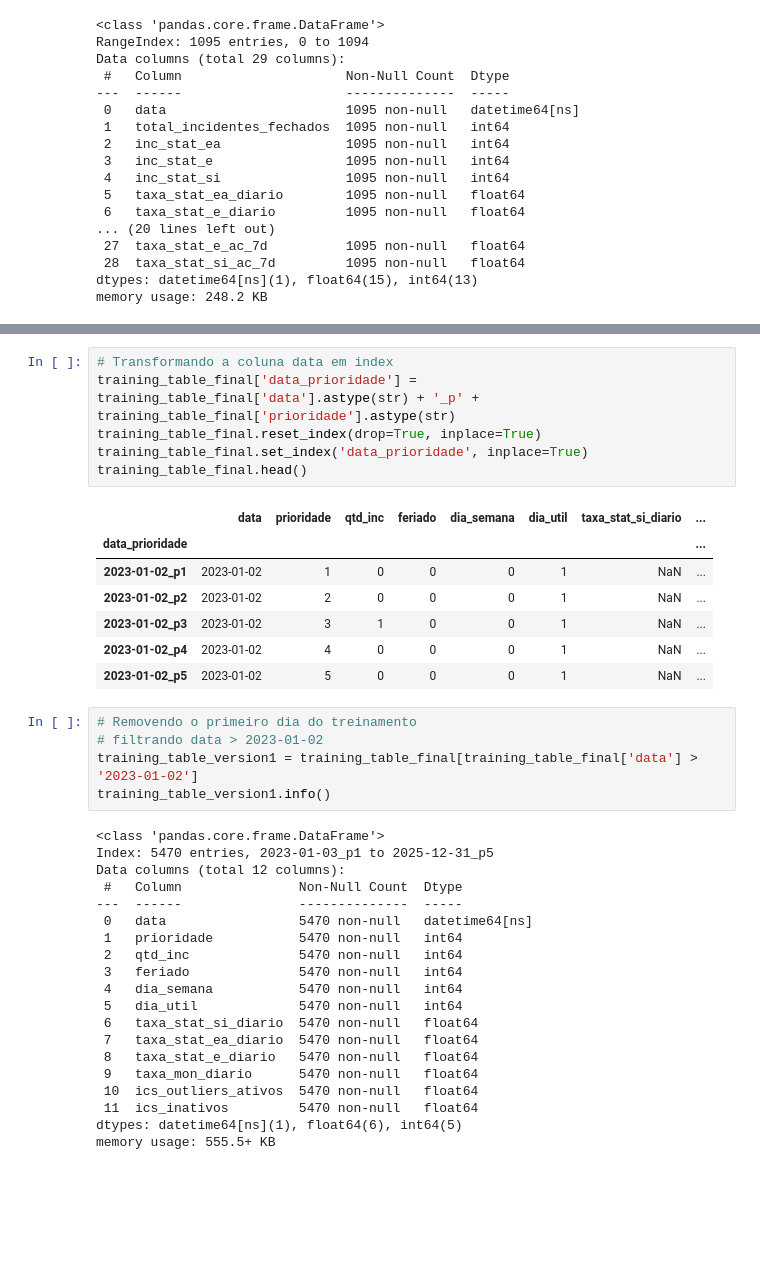
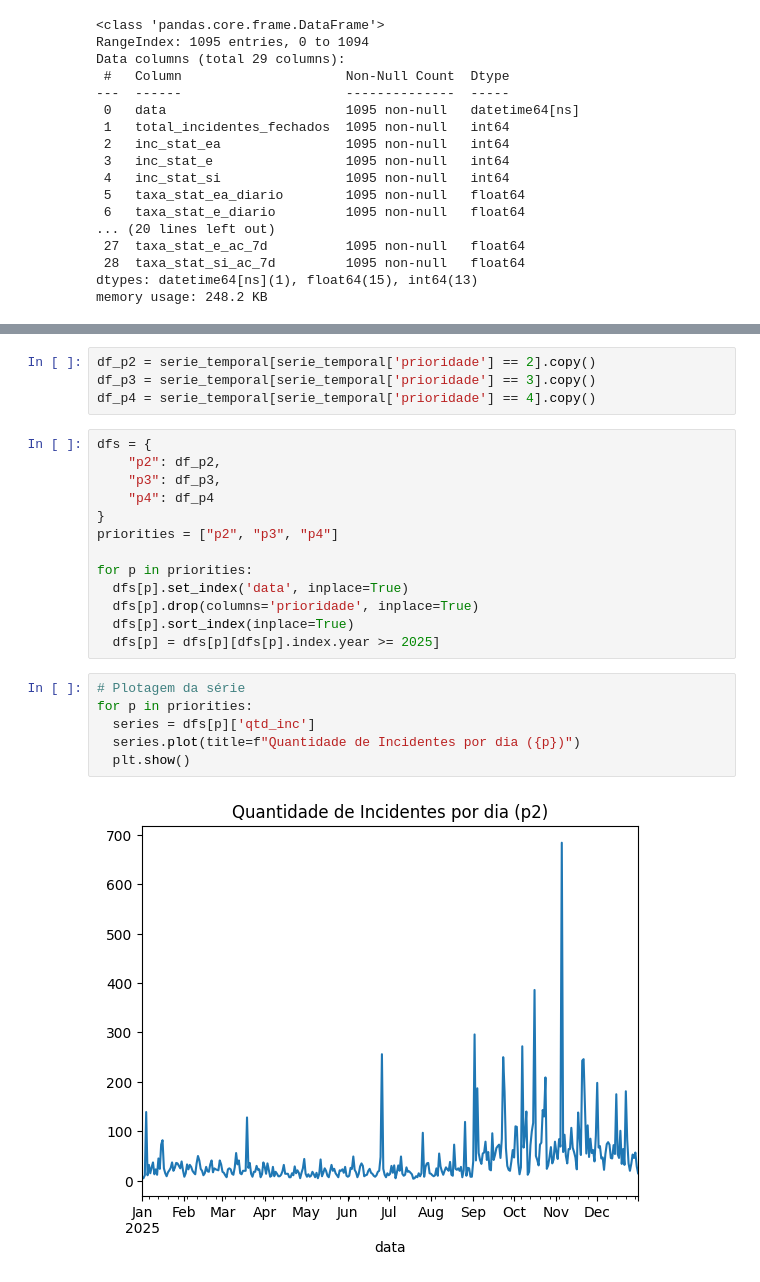
Before and after one commit to jffdevbr/challenge_locaweb, a Jupyter notebook: notebooks/model_training.ipynb, the cells around one changed output, grey strips where cells are left out. Saved outputs shown, nothing was run; the diff lists cells and outputs as text; blank space fills up the shorter version.

```diff
--- a/notebooks/model_training.ipynb
+++ b/notebooks/model_training.ipynb
@@ -293,39 +223,25 @@ memory usage: 513.4 KB
-# %%
-# Transformando a coluna data em index
-training_table_final['data_prioridade'] = training_table_final['data'].astype(str) + '_p' + training_table_final['prioridade'].astype(str)
-training_table_final.reset_index(drop=True, inplace=True)
-training_table_final.set_index('data_prioridade', inplace=True)
-training_table_final.head()
-# %% [output]
-|  | data | prioridade | qtd_inc | feriado | dia_semana | dia_util | taxa_stat_si_diario | ... |
-| data_prioridade |  |  |  |  |  |  |  | ... |
-| 2023-01-02_p1 | 2023-01-02 | 1 | 0 | 0 | 0 | 1 | NaN | ... |
-| 2023-01-02_p2 | 2023-01-02 | 2 | 0 | 0 | 0 | 1 | NaN | ... |
-| 2023-01-02_p3 | 2023-01-02 | 3 | 1 | 0 | 0 | 1 | NaN | ... |
-| 2023-01-02_p4 | 2023-01-02 | 4 | 0 | 0 | 0 | 1 | NaN | ... |
-| 2023-01-02_p5 | 2023-01-02 | 5 | 0 | 0 | 0 | 1 | NaN | ... |
-# %%
-# Removendo o primeiro dia do treinamento
-# filtrando data > 2023-01-02
-training_table_version1 = training_table_final[training_table_final['data'] > '2023-01-02']
-training_table_version1.info()
-# %% [output]
-<class 'pandas.core.frame.DataFrame'>
-Index: 5470 entries, 2023-01-03_p1 to 2025-12-31_p5
-Data columns (total 12 columns):
- #   Column               Non-Null Count  Dtype
----  ------               --------------  -----
- 0   data                 5470 non-null   datetime64[ns]
- 1   prioridade           5470 non-null   int64
- 2   qtd_inc              5470 non-null   int64
- 3   feriado              5470 non-null   int64
- 4   dia_semana           5470 non-null   int64
- 5   dia_util             5470 non-null   int64
- 6   taxa_stat_si_diario  5470 non-null   float64
- 7   taxa_stat_ea_diario  5470 non-null   float64
- 8   taxa_stat_e_diario   5470 non-null   float64
- 9   taxa_mon_diario      5470 non-null   float64
- 10  ics_outliers_ativos  5470 non-null   float64
- 11  ics_inativos         5470 non-null   float64
-dtypes: datetime64[ns](1), float64(6), int64(5)
-memory usage: 555.5+ KB
+# %%
+df_p2 = serie_temporal[serie_temporal['prioridade'] == 2].copy()
+df_p3 = serie_temporal[serie_temporal['prioridade'] == 3].copy()
+df_p4 = serie_temporal[serie_temporal['prioridade'] == 4].copy()
+# %%
+dfs = {
+    "p2": df_p2,
+    "p3": df_p3,
+    "p4": df_p4
+}
+priorities = ["p2", "p3", "p4"]
+
+for p in priorities:
+  dfs[p].set_index('data', inplace=True)
+  dfs[p].drop(columns='prioridade', inplace=True)
+  dfs[p].sort_index(inplace=True)
+  dfs[p] = dfs[p][dfs[p].index.year >= 2025]
+# %%
+# Plotagem da série
+for p in priorities:
+  series = dfs[p]['qtd_inc']
+  series.plot(title=f"Quantidade de Incidentes por dia ({p})")
+  plt.show()
+# %% [output]
+[figure, added]
```
Also changed, not shown: parts of 26 cells of this notebook.
